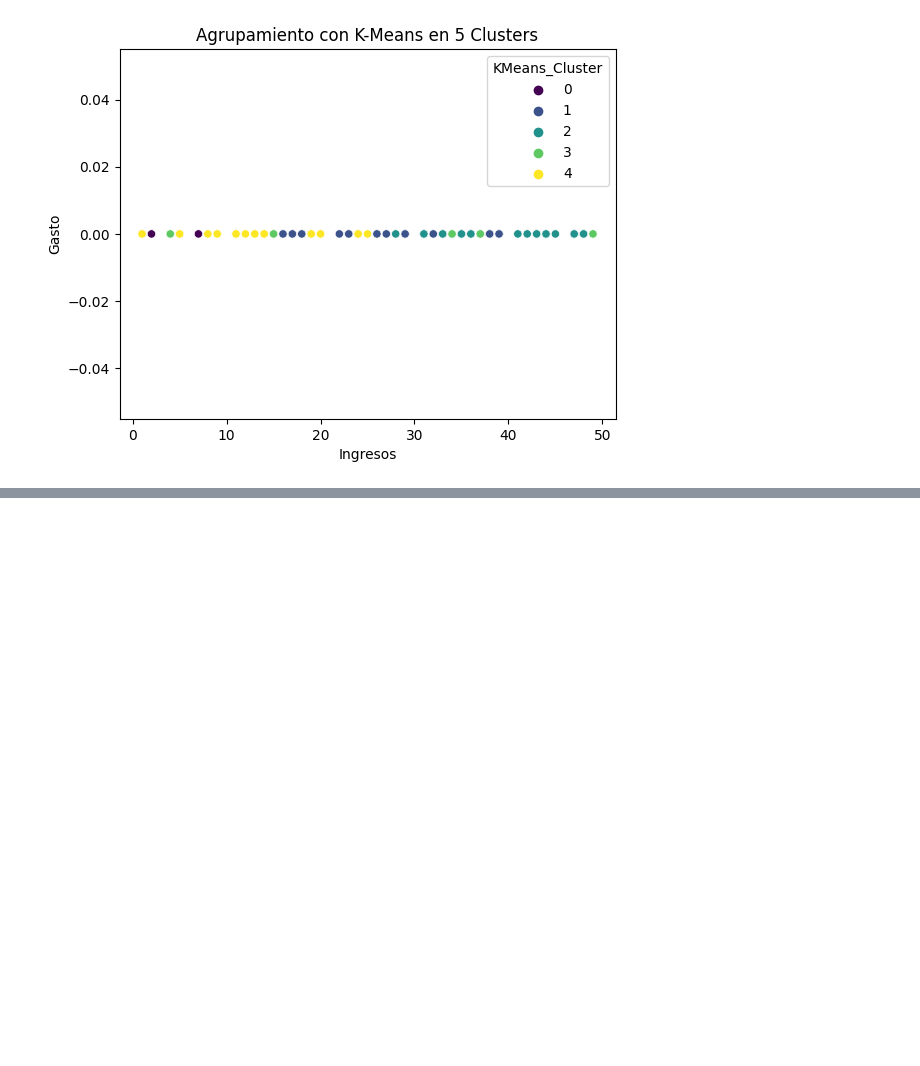
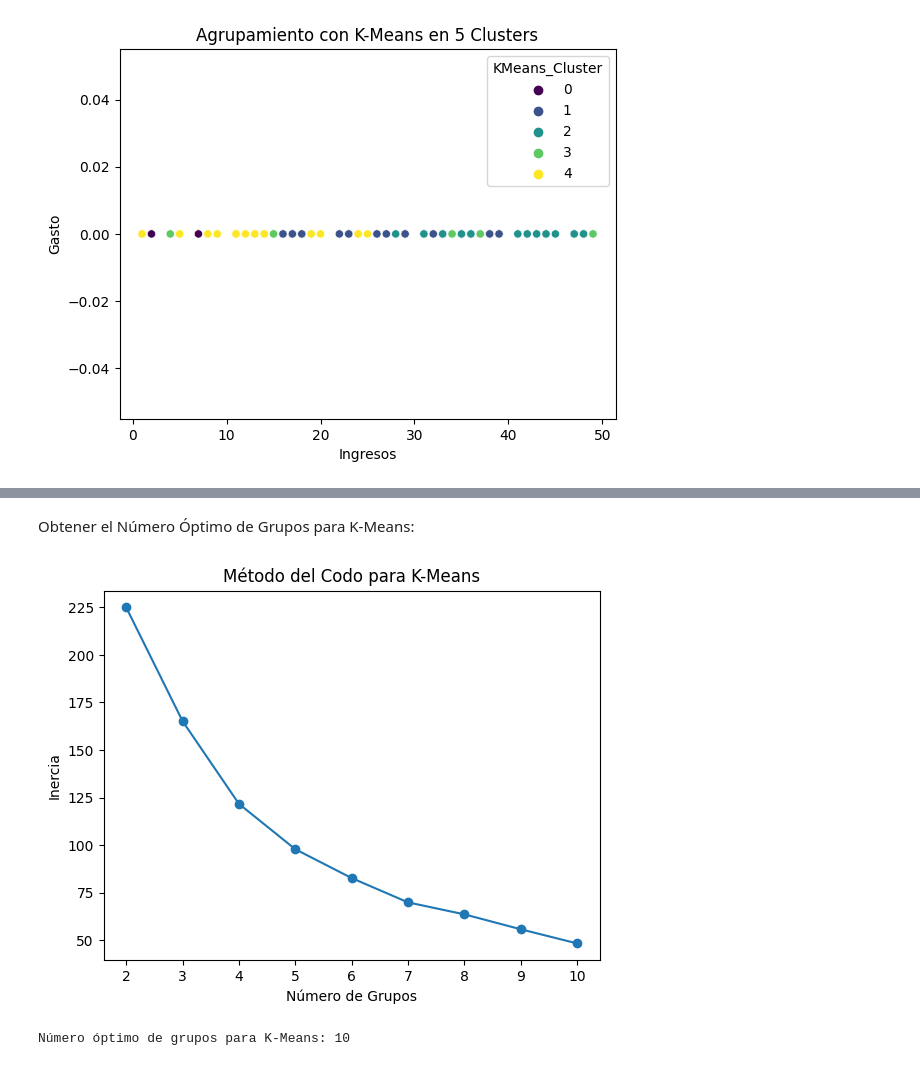
Before and after one commit to fpabi/Tareas, a Jupyter notebook: Tarea_18.ipynb, the cells around one changed output, grey strips where cells are left out. Saved outputs shown, nothing was run; the diff lists cells and outputs as text; code cells hidden in the pictures; blank space fills up the shorter version.

```diff
--- a/Tarea_18.ipynb
+++ b/Tarea_18.ipynb
@@ -181,0 +222,34 @@ plt.show()
+# %% [markdown]
+Obtener el Número Óptimo de Grupos para K-Means:
+# %%
+from sklearn.cluster import KMeans
+
+# Lista para almacenar los valores de inercia
+inertia_values = []
+
+# Prueba diferentes números de grupos (por ejemplo, de 2 a 10)
+for k in num_clusters:
+    kmeans = KMeans(n_clusters=k)
+    kmeans.fit(data_scaled)
+
+    # Obtiene la inercia (suma de las distancias cuadradas)
+    inertia = kmeans.inertia_
+    inertia_values.append(inertia)
+
+# Grafica los valores de inercia para cada número de grupos
+plt.plot(num_clusters, inertia_values, marker='o')
+plt.title("Método del Codo para K-Means")
+plt.xlabel("Número de Grupos")
+plt.ylabel("Inercia")
+plt.show()
+
+# Identifica el número óptimo de grupos (el codo en el gráfico)
+num_optimo_kmeans = num_clusters[np.argmin(inertia_values)]
+print(f"Número óptimo de grupos para K-Means: {num_optimo_kmeans}")
+
+# Rehacer el agrupamiento con el número óptimo
+kmeans_optimo = KMeans(n_clusters=num_optimo_kmeans)
+clientes['KMeans_Cluster_Optimo'] = kmeans_optimo.fit_predict(data_scaled)
+# %% [output]
+[figure, added]
+Número óptimo de grupos para K-Means: 10
```
Also changed, not shown: parts of 3 cells of this notebook.
